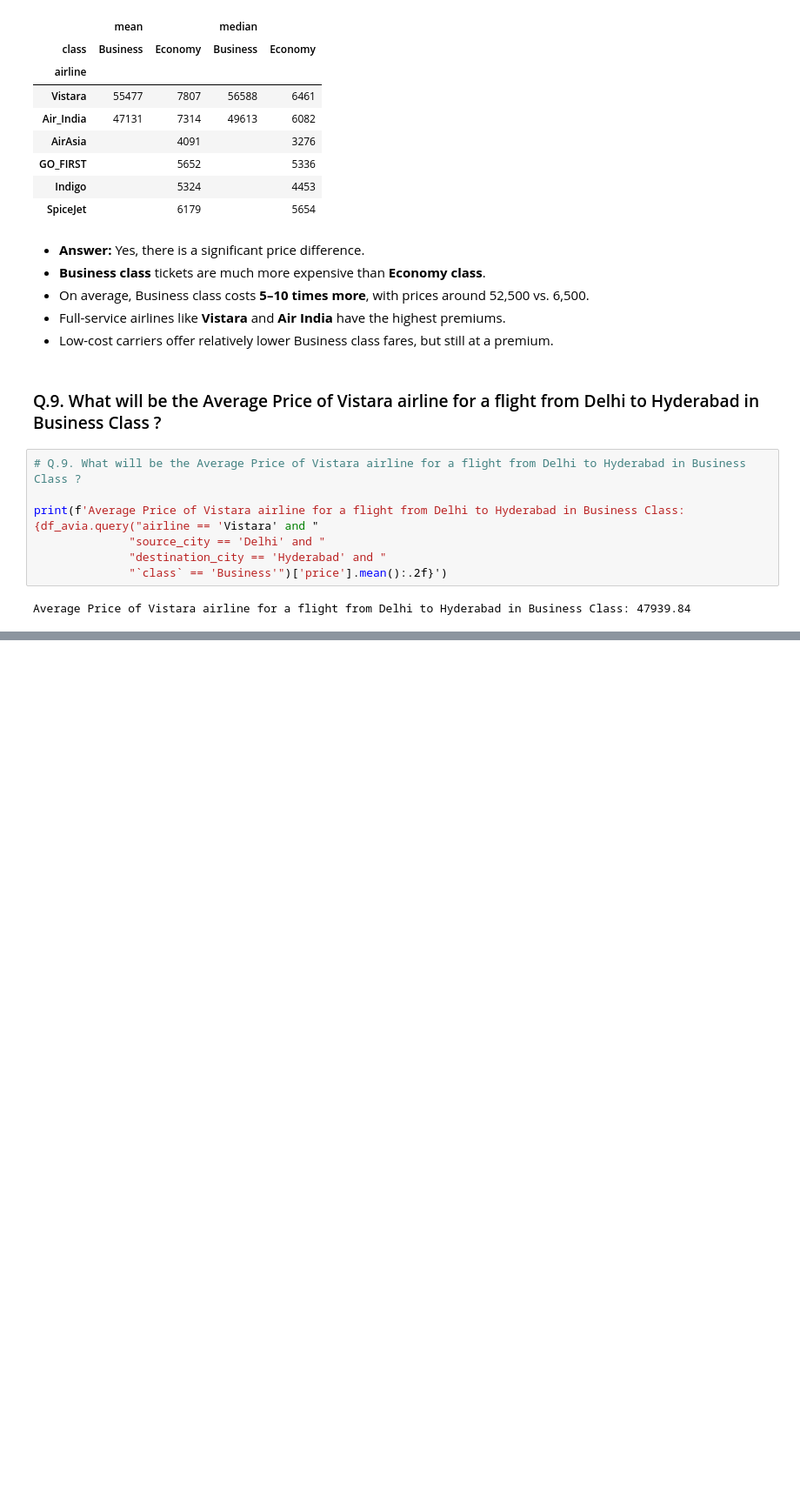
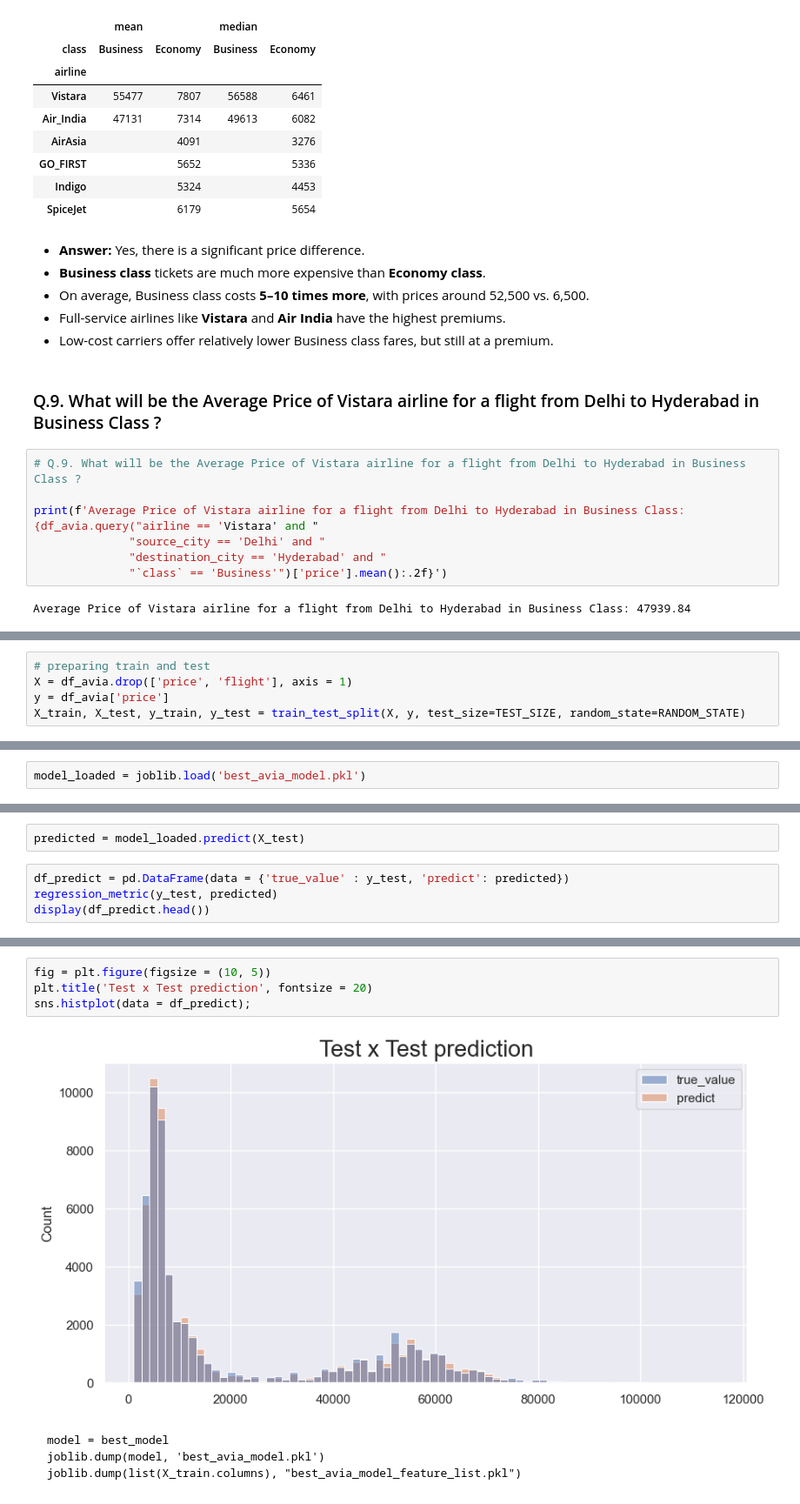
Before and after one commit to Yanmiki/EDA-Indian-Company-from-Kaggle, a Jupyter notebook: avia_analizi.ipynb, the cells around one changed output, grey strips where cells are left out. Shown at 87% size. Saved outputs shown, nothing was run; the diff lists cells and outputs as text; blank space fills up the shorter version.

````diff
--- a/avia_analizi.ipynb
+++ b/avia_analizi.ipynb
@@ -500,0 +541,5 @@ Average Price of Vistara airline for a flight from Delhi to Hyderabad in Busines
+# %%
+# preparing train and test
+X = df_avia.drop(['price', 'flight'], axis = 1)
+y = df_avia['price']
+X_train, X_test, y_train, y_test = train_test_split(X, y, test_size=TEST_SIZE, random_state=RANDOM_STATE)
@@ -500,0 +687,2 @@ Average Price of Vistara airline for a flight from Delhi to Hyderabad in Busines
+# %%
+model_loaded = joblib.load('best_avia_model.pkl')
@@ -500,0 +730,6 @@ Average Price of Vistara airline for a flight from Delhi to Hyderabad in Busines
+# %%
+predicted = model_loaded.predict(X_test)
+# %%
+df_predict = pd.DataFrame(data = {'true_value' : y_test, 'predict': predicted})
+regression_metric(y_test, predicted)
+display(df_predict.head())
@@ -500,0 +747,12 @@ Average Price of Vistara airline for a flight from Delhi to Hyderabad in Busines
+# %%
+fig = plt.figure(figsize = (10, 5))
+plt.title('Test x Test prediction', fontsize = 20)
+sns.histplot(data = df_predict);
+# %% [output]
+[figure, added]
+# %% [markdown]
+```
+model = best_model
+joblib.dump(model, 'best_avia_model.pkl')
+joblib.dump(list(X_train.columns), "best_avia_model_feature_list.pkl")
+```
````
Also changed, not shown: parts of 21 cells of this notebook, 2 other files.
